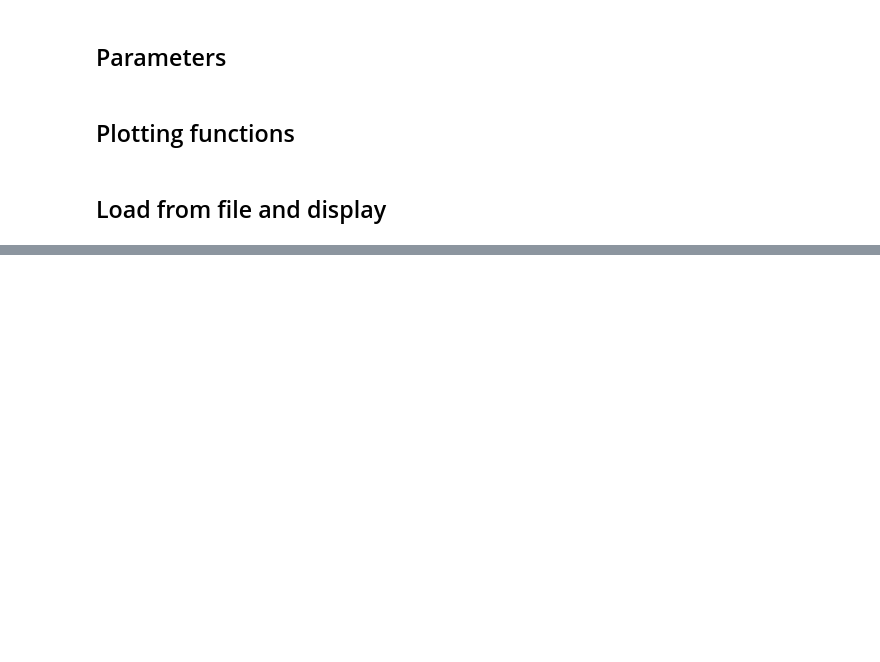
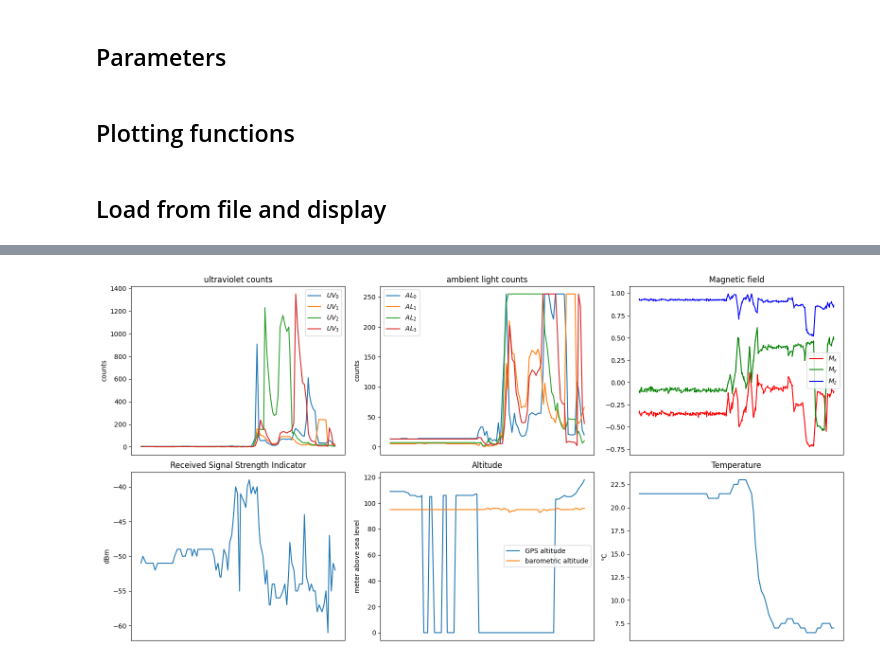
Before and after one commit to VytenisO/tumor, a Jupyter notebook: flightVersion/data_display.ipynb, the cells around one changed output, grey strips where cells are left out. Saved outputs shown, nothing was run; the diff lists cells and outputs as text; code cells hidden in the pictures; blank space fills up the shorter version.

```diff
--- a/flightVersion/data_display.ipynb
+++ b/flightVersion/data_display.ipynb
@@ -134,0 +153,64 @@ while True:
+# %%
+file_times = [(f, path.getmtime(f)) for f in listdir('.') if path.isfile(f) and f[-3:] == 'csv']
+
+sorted_files = sorted(file_times, key=lambda x: x[1], reverse=True)
+data_source = sorted_files[0][0]
+
+while True:
+    df = pd.read_csv(data_source, comment='#')
+    for i in range(N_UV):
+        df.loc[df[f'UV_{i}']>UV_MAX,f'UV_{i}'] = UV_MAX
+    # Create a figure and subplots
+    fig, axes = plt.subplots(nrows=2, ncols=3, figsize=(16, 8))
+
+    axes[0, 0].set_title('ultraviolet counts')
+    axes[0, 1].set_title('ambient light counts')
+    axes[0, 0].set_xticks([])
+    axes[0, 0].set_ylabel('counts')
+    axes[0, 1].set_xticks([])
+    axes[0, 1].set_ylabel('counts')
+    for i in range(N_UV):
+        plot_uv(axes, df, i)
+
+    plot_magnetometer(axes[0, 2], df)
+    axes[0, 2].set_title('Magnetic field')
+    axes[0, 2].set_xticks([])
+
+
+    # lons = pd.to_numeric(df['lon_deg']) + pd.to_numeric(df['lon_min']) / 60 + pd.to_numeric(df['lon_sec']) / 3600
+    # lats = pd.to_numeric(df['lat_deg']) + pd.to_numeric(df['lat_min']) / 60 + pd.to_numeric(df['lat_sec']) / 3600
+    # axes[1, 0].plot(lons[-N_displayed:], lats[-N_displayed:])
+    # axes[1, 0].scatter(lons[-1:], lats[-1:], c='r')
+    # axes[1, 0].set_title('Coordinates')
+    # axes[1, 0].set_xlabel('°E')
+    # axes[1, 0].set_ylabel('°N')
+    # plot_times(axes[1, 0], df)
+    axes[1, 0].set_title('Received Signal Strength Indicator')
+    rssi = pd.to_numeric(df['RSSI'])
+    times = pd.to_datetime(df[f'time_0'], format='%H:%M:%S.%f')
+    axes[1, 0].plot(times[-N_displayed:], rssi[-N_displayed:])
+    axes[1, 0].set_xticks([])
+    axes[1, 0].set_ylabel('dBm')
+
+    plot_altitudes(axes[1, 1], df)
+    axes[1, 1].set_title('Altitude')
+    axes[1, 1].set_xticks([])
+    axes[1, 1].set_ylabel('meter above sea level')
+
+    plot_temperature(axes[1, 2], df)
+    axes[1, 2].set_title('Temperature')
+    axes[1, 2].set_xticks([])
+    axes[1, 2].set_ylabel('°C')
+
+    # Adjust layout for better appearance
+    plt.tight_layout()
+    clear_output(wait=True)
+    # Display the subplots
+    axes[0, 0].legend()
+    axes[0, 1].legend()
+    axes[0, 2].legend()
+    # axes[1, 0].legend()
+    axes[1, 1].legend()
+    plt.show()
+# %% [output]
+[figure, added]
```
Also changed, not shown: parts of 2 cells of this notebook, 4 other files.
